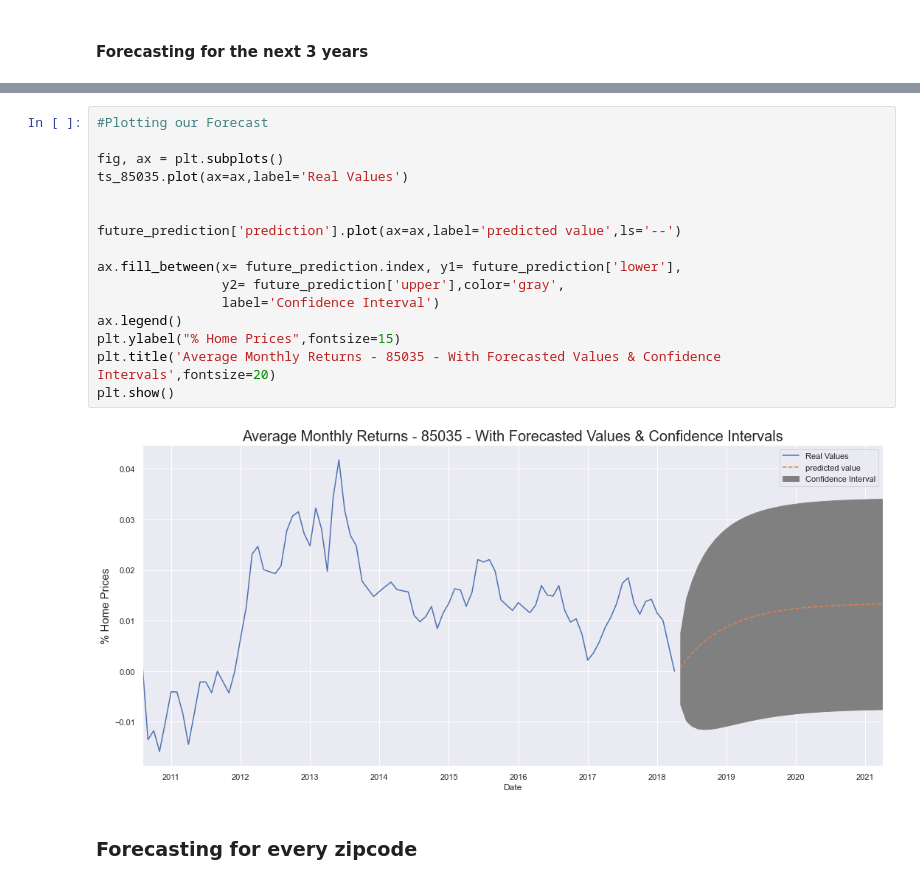
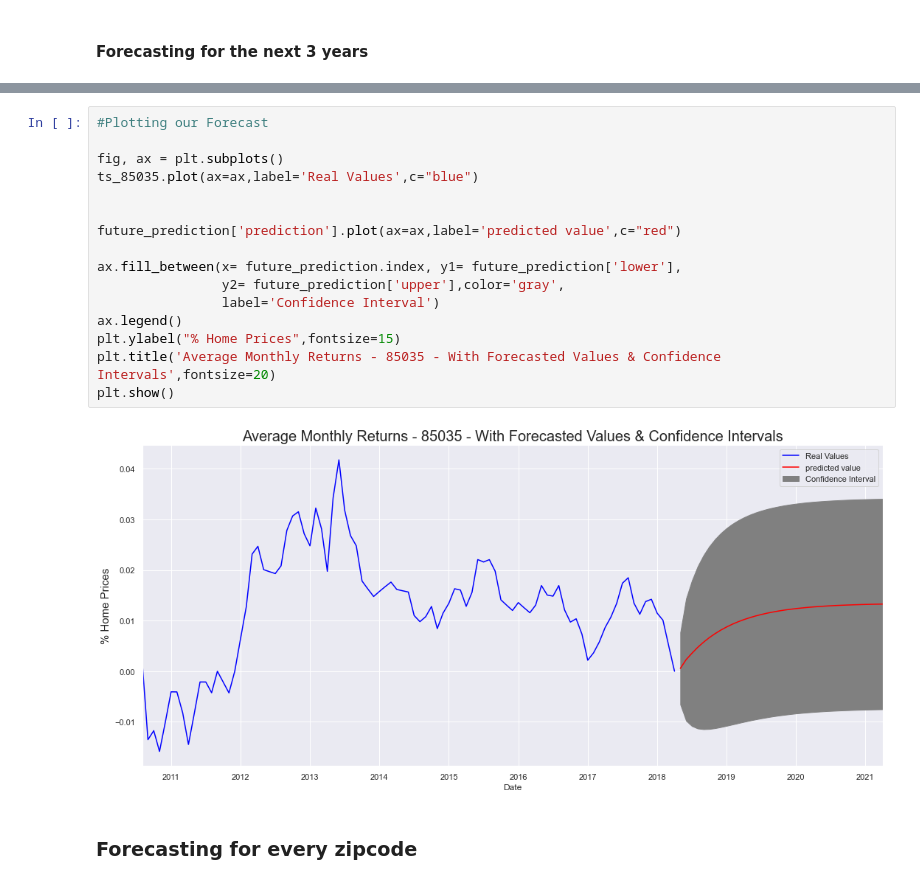
Before and after one commit to nkevin90/Time-Series-on-the-Housing-Data-Zillow-Research, a Jupyter notebook: index.ipynb, the cells around one changed output, grey strips where cells are left out. Drawn from its saved outputs; the diff is of its cells as text.

```diff
--- a/index.ipynb
+++ b/index.ipynb
@@ -869,21 +847,21 @@ future_prediction
 # %%
 #Plotting our Forecast
 
 fig, ax = plt.subplots()
-ts_85035.plot(ax=ax,label='Real Values')
+ts_85035.plot(ax=ax,label='Real Values',c="blue")
 
 
-future_prediction['prediction'].plot(ax=ax,label='predicted value',ls='--')
+future_prediction['prediction'].plot(ax=ax,label='predicted value',c="red")
 
 ax.fill_between(x= future_prediction.index, y1= future_prediction['lower'],
                 y2= future_prediction['upper'],color='gray',
                 label='Confidence Interval')
 ax.legend()
 plt.ylabel("% Home Prices",fontsize=15)
 plt.title('Average Monthly Returns - 85035 - With Forecasted Values & Confidence Intervals',fontsize=20)
 plt.show()
 # %% [output]
-[figure, old version]
+[figure, new version]
 # %% [markdown]
 ### **Forecasting for every zipcode**
 # %%
```
Also changed, not shown: parts of 7 cells of this notebook.
